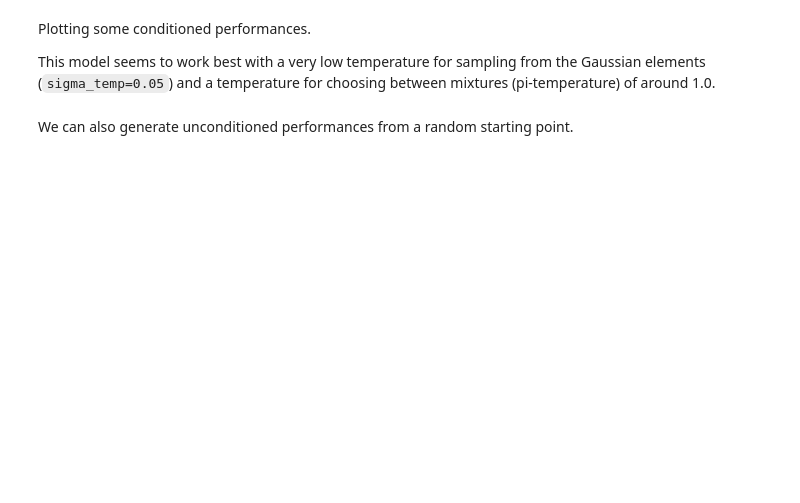
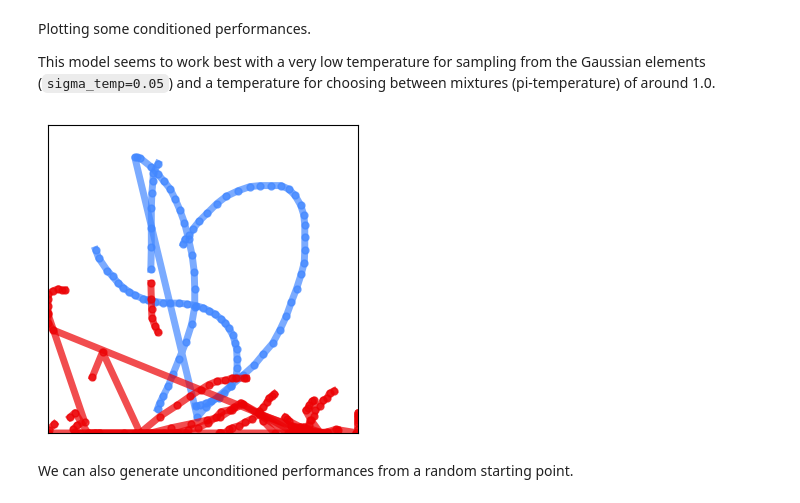
Before and after one commit to cpmpercussion/keras-mdn-layer, a Jupyter notebook: notebooks/MDN-RNN-RoboJam-touch-generation.ipynb, the cells around one changed output. Cells and saved outputs as stored; diff of their text form; code cells hidden in the pictures; blank space fills up the shorter version.

```diff
--- a/notebooks/MDN-RNN-RoboJam-touch-generation.ipynb
+++ b/notebooks/MDN-RNN-RoboJam-touch-generation.ipynb
@@ -337,11 +405,11 @@ plt.show()
 - The weights are loaded from a the trained model file.
 # %%
 # Stateful Decoding Model
-inputs = keras.layers.Input(batch_input_shape=(1,1,OUTPUT_DIMENSION))
+inputs = keras.layers.Input(batch_shape=(1, 1, OUTPUT_DIMENSION))
 lstm_1 = keras.layers.LSTM(HIDDEN_UNITS, return_sequences=True, stateful=True)(inputs)
 lstm_2 = keras.layers.LSTM(HIDDEN_UNITS, stateful=True)(lstm_1)
 mdn_out = mdn.MDN(OUTPUT_DIMENSION, NUMBER_MIXTURES)(lstm_2)
 
 decoder = keras.Model(inputs=inputs, outputs=mdn_out, name="robojam-generating")
 decoder.summary()
-decoder.load_weights("robojam-mdrnn.keras")
+decoder.load_weights(best_model_file)
@@ -352,11 +436,13 @@ This model seems to work best with a very low temperature for sampling from the
 # %%
 length = 100
 t = random.randint(0,len(microjam_corpus)-length)
 ex =  microjam_corpus[t:t+length]  #sequences[600]
 
-decoder.reset_states()
+[layer.reset_state() for layer in decoder.layers if hasattr(layer, 'reset_state')]
 p = condition_and_generate(decoder, ex, NUMBER_MIXTURES, temp=1.5, sigma_temp=0.05)
 plot_double_2d(perf_array_to_df(ex), perf_array_to_df(p), figsize=(4,4))
+# %% [output]
+[figure, added]
 # %% [markdown]
 We can also generate unconditioned performances from a random starting point.
 # %%
```
Also changed, not shown: parts of 9 cells of this notebook, 8 other files.
